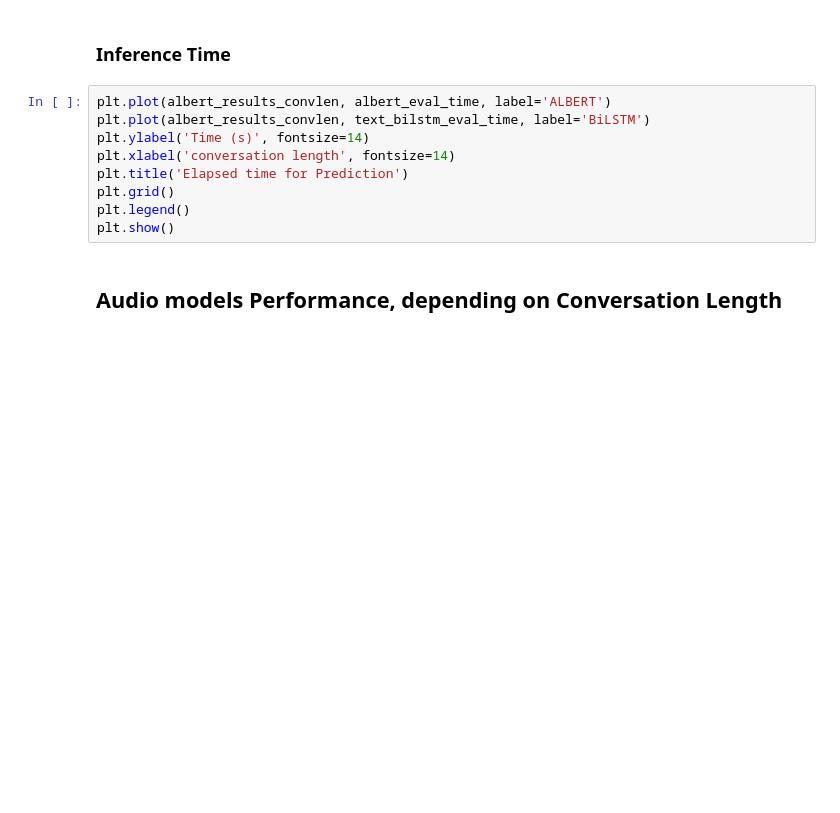
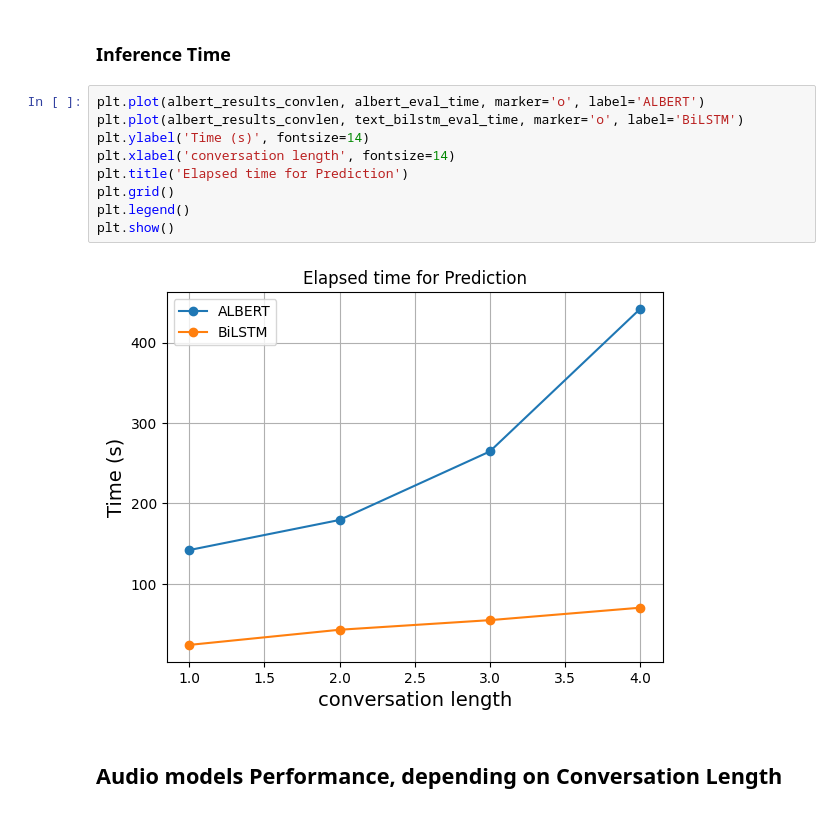
Before and after one commit to eskinderit/A-comparison-of-small-and-large-uni-multi-modal-language-models-for-sentiment-analysis-, a Jupyter notebook: Result Visualization.ipynb, the cells around one changed output. Drawn from its saved outputs; the diff is of its cells as text; blank space fills up the shorter version.

```diff
--- a/Result Visualization.ipynb
+++ b/Result Visualization.ipynb
@@ -135,13 +143,15 @@ plt.show()
 # %% [markdown]
 ### Inference Time
 # %%
-plt.plot(albert_results_convlen, albert_eval_time, label='ALBERT')
-plt.plot(albert_results_convlen, text_bilstm_eval_time, label='BiLSTM')
+plt.plot(albert_results_convlen, albert_eval_time, marker='o', label='ALBERT')
+plt.plot(albert_results_convlen, text_bilstm_eval_time, marker='o', label='BiLSTM')
 plt.ylabel('Time (s)', fontsize=14)
 plt.xlabel('conversation length', fontsize=14)
 plt.title('Elapsed time for Prediction')
 plt.grid()
 plt.legend()
 plt.show()
+# %% [output]
+[figure, added]
 # %% [markdown]
 ## Audio models Performance, depending on Conversation Length
```
Also changed, not shown: parts of 16 cells of this notebook.
